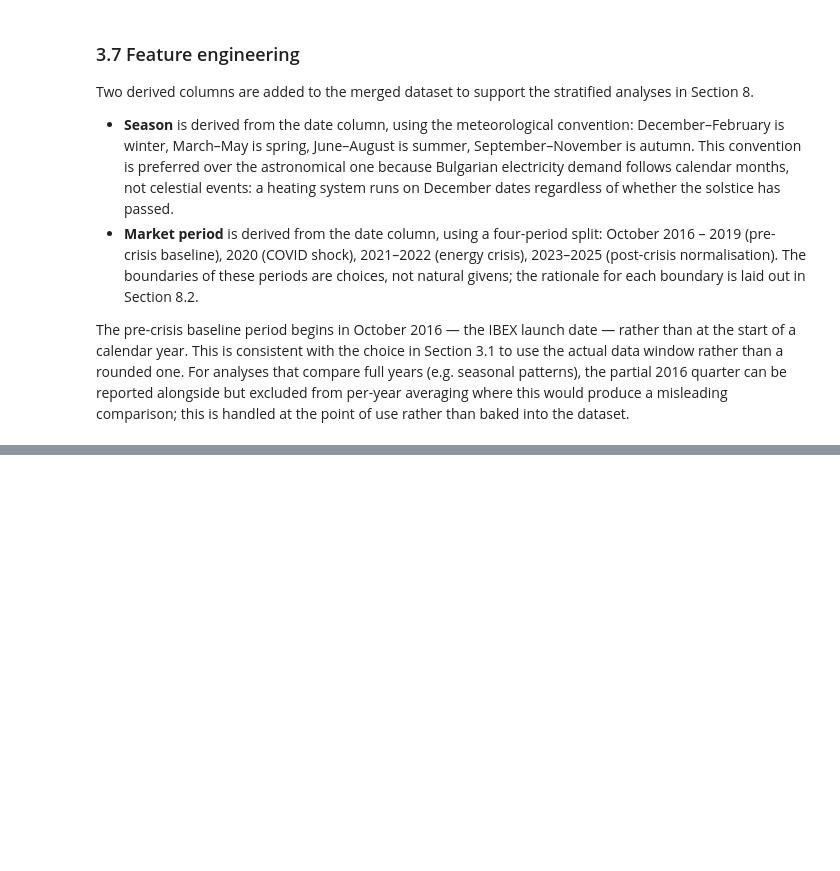
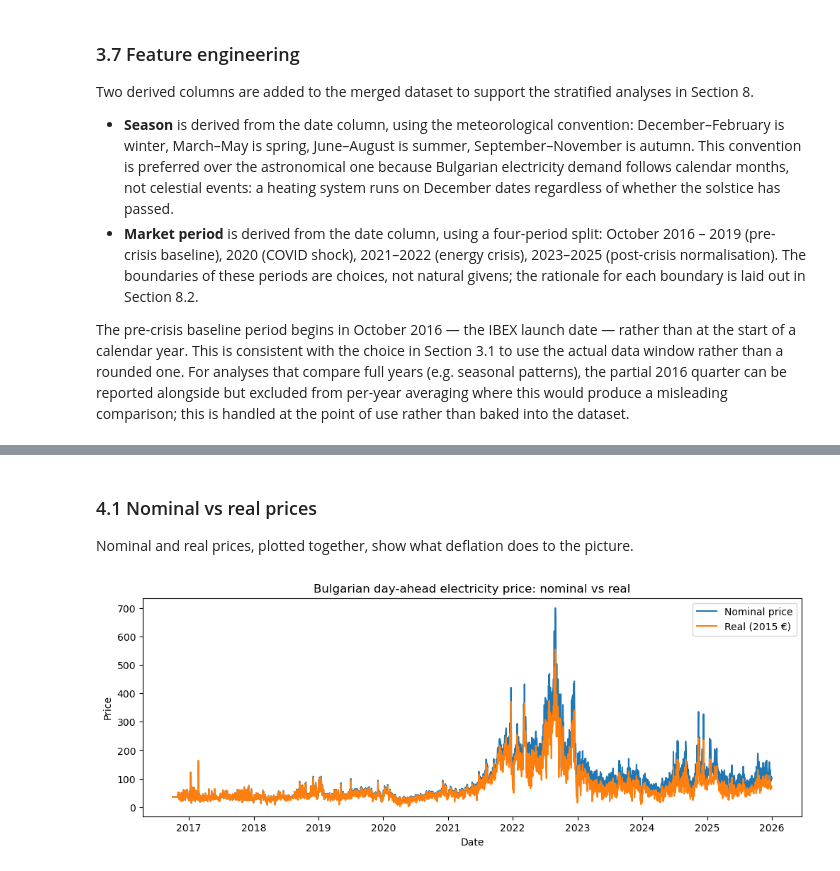
Before and after one commit to AdelinChaushev/Bulgarian-electricity-prices, a Jupyter notebook: BulgarianElectricityPrices.ipynb, the cells around one changed output, grey strips where cells are left out. Drawn from its saved outputs; the diff is of its cells as text; code cells hidden in the pictures; blank space fills up the shorter version.

```diff
--- a/BulgarianElectricityPrices.ipynb
+++ b/BulgarianElectricityPrices.ipynb
@@ -541,4 +542,16 @@ prices
 # %%
-prices.loc[(prices["Date"].dt.year < 2020), "Market_Period"] = "Pre-crisis"
-prices.loc[(prices["Date"].dt.year >=  2020) & (prices["Date"].dt.year <= 2022), "Market_Period"] = "Crisis"
-prices.loc[(prices["Date"].dt.year >= 2023) & (prices["Date"].dt.year <= 2025), "Market_Period"] = "Post-crisis"
+def assign_market_period(date):
+    year = date.year
+    if year < 2020:
+        return "Pre-crisis"
+    elif year == 2020:
+        return "COVID"
+    elif year in (2021, 2022):
+        return "Crisis"
+    else:
+        return "Post-crisis"
+
+prices["Market_Period"] = prices["Date"].apply(assign_market_period)
+
+period_order = ["Pre-crisis", "COVID", "Crisis", "Post-crisis"]
+prices["Market_Period"] = pd.Categorical(prices["Market_Period"], categories=period_order, ordered=True)
@@ -560,0 +562,15 @@ prices
+# %% [markdown]
+### 4.1 Nominal vs real prices
+
+Nominal and real prices, plotted together, show what deflation does to the picture.
+# %%
+plt.figure(figsize=(12, 4))
+plt.plot(prices["Date"], prices["Price (EUR/MWhe)"], label = "Nominal price")
+plt.plot(prices["Date"], prices["Real_Price"], label = "Real (2015 €)")
+plt.legend()
+plt.ylabel("Price")
+plt.xlabel("Date")
+plt.title("Bulgarian day-ahead electricity price: nominal vs real")
+plt.show()
+# %% [output]
+[figure, added]
```
Also changed, not shown: parts of 27 cells of this notebook.
